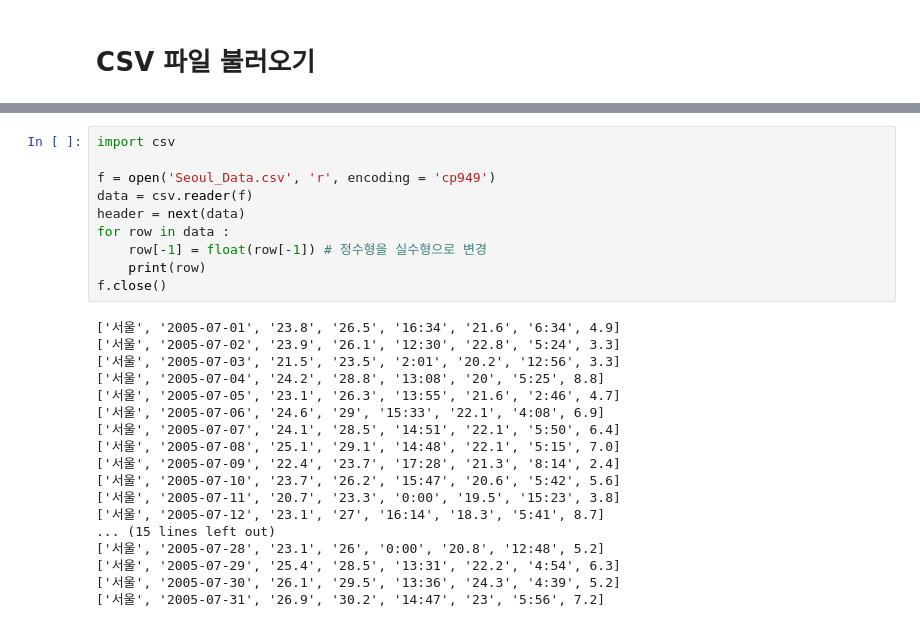
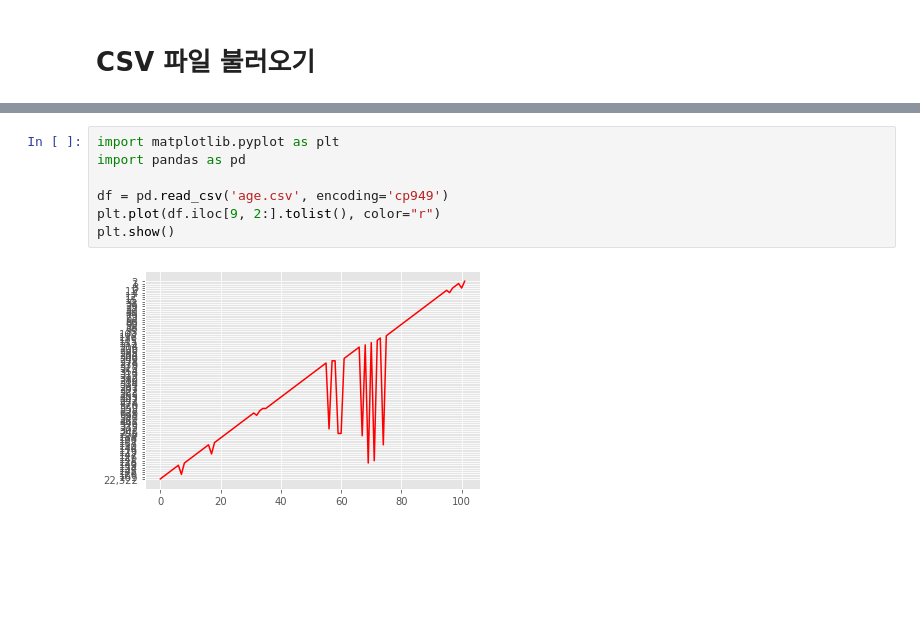
Before and after one commit to GGos3/Numpy, a Jupyter notebook: 2022.07.6/matplotlib.ipynb, the cells around one changed output, grey strips where cells are left out. Cells and saved outputs as stored; diff of their text form; blank space fills up the shorter version.

```diff
--- a/2022.07.6/matplotlib.ipynb
+++ b/2022.07.6/matplotlib.ipynb
@@ -140,28 +173,9 @@ f.close()
-# %%
-import csv
-
-f = open('Seoul_Data.csv', 'r', encoding = 'cp949')
-data = csv.reader(f)
-header = next(data)
-for row in data :
-    row[-1] = float(row[-1]) # 정수형을 실수형으로 변경
-    print(row)
-f.close()
-# %% [output]
-['서울', '2005-07-01', '23.8', '26.5', '16:34', '21.6', '6:34', 4.9]
-['서울', '2005-07-02', '23.9', '26.1', '12:30', '22.8', '5:24', 3.3]
-['서울', '2005-07-03', '21.5', '23.5', '2:01', '20.2', '12:56', 3.3]
-['서울', '2005-07-04', '24.2', '28.8', '13:08', '20', '5:25', 8.8]
-['서울', '2005-07-05', '23.1', '26.3', '13:55', '21.6', '2:46', 4.7]
-['서울', '2005-07-06', '24.6', '29', '15:33', '22.1', '4:08', 6.9]
-['서울', '2005-07-07', '24.1', '28.5', '14:51', '22.1', '5:50', 6.4]
-['서울', '2005-07-08', '25.1', '29.1', '14:48', '22.1', '5:15', 7.0]
-['서울', '2005-07-09', '22.4', '23.7', '17:28', '21.3', '8:14', 2.4]
-['서울', '2005-07-10', '23.7', '26.2', '15:47', '20.6', '5:42', 5.6]
-['서울', '2005-07-11', '20.7', '23.3', '0:00', '19.5', '15:23', 3.8]
-['서울', '2005-07-12', '23.1', '27', '16:14', '18.3', '5:41', 8.7]
-... (15 lines left out)
-['서울', '2005-07-28', '23.1', '26', '0:00', '20.8', '12:48', 5.2]
-['서울', '2005-07-29', '25.4', '28.5', '13:31', '22.2', '4:54', 6.3]
-['서울', '2005-07-30', '26.1', '29.5', '13:36', '24.3', '4:39', 5.2]
-['서울', '2005-07-31', '26.9', '30.2', '14:47', '23', '5:56', 7.2]
+# %%
+import matplotlib.pyplot as plt
+import pandas as pd
+
+df = pd.read_csv('age.csv', encoding='cp949')
+plt.plot(df.iloc[9, 2:].tolist(), color="r")
+plt.show()
+# %% [output]
+[figure, added]
```
Also changed, not shown: parts of 23 cells of this notebook, 5 other files.
